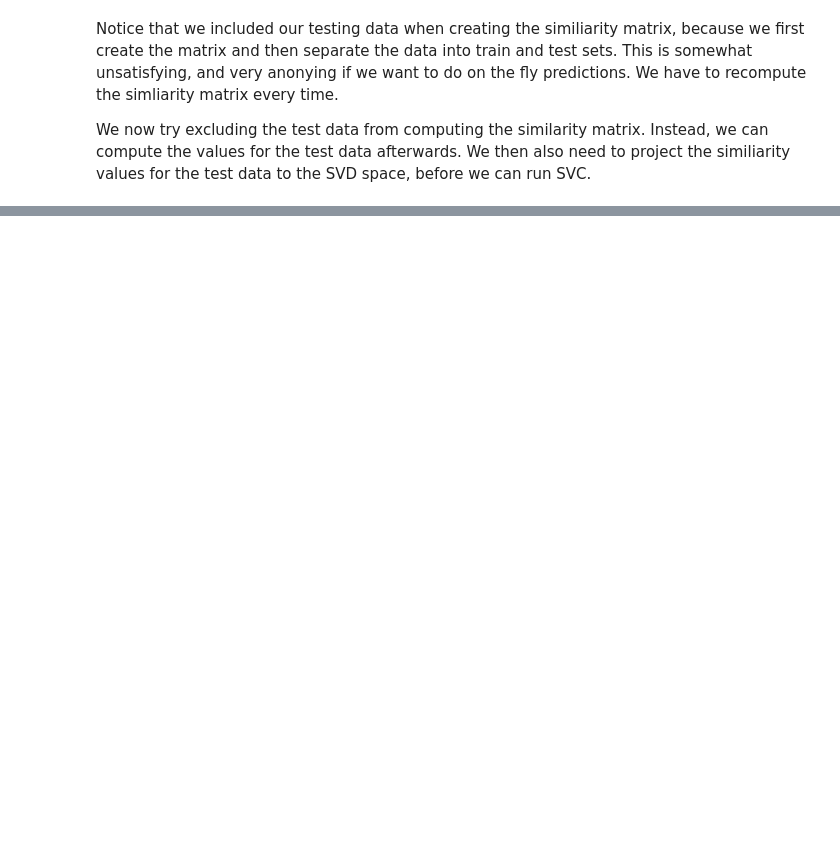
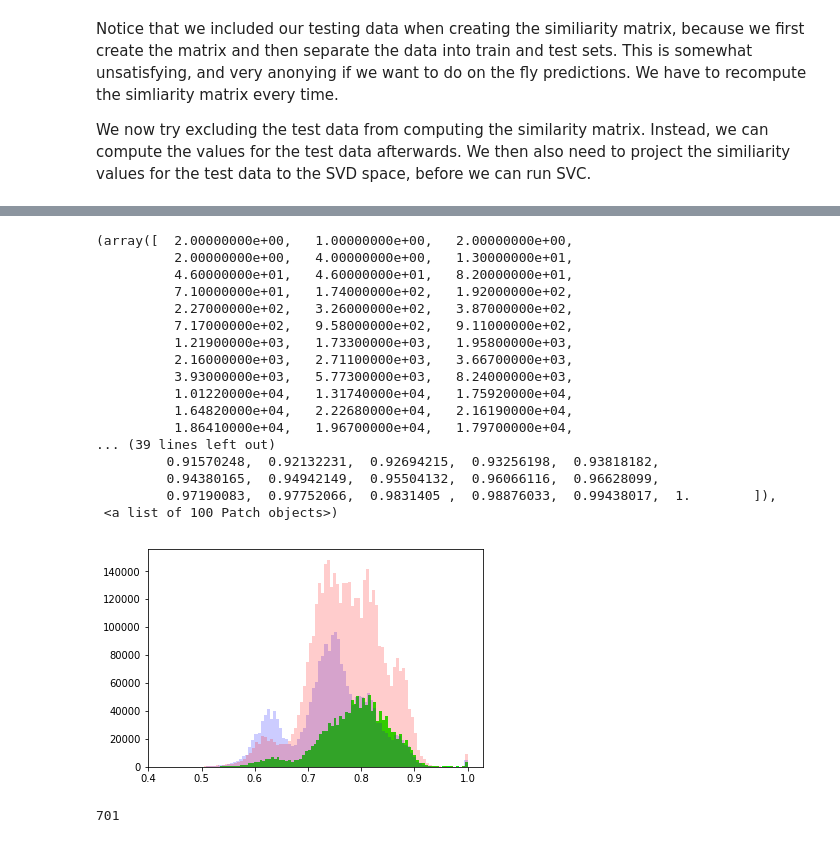
Before and after one commit to mlberkeley/DNA-Sequencing, a Jupyter notebook: SVC_Final.ipynb, the cells around one changed output, grey strips where cells are left out. Cells and saved outputs as stored; diff of their text form; code cells hidden in the pictures; blank space fills up the shorter version.

```diff
--- a/SVC_Final.ipynb
+++ b/SVC_Final.ipynb
@@ -312,0 +356,27 @@ We now try excluding the test data from computing the similarity matrix. Instead
+# %%
+plt.hist(sim_mat[cls_valid == 'Indigenous'].flatten(), color=(0,1,0,1), bins=100)
+plt.hist(sim_mat[cls_valid == 'Invasive'].flatten(), color=(0,0,1,.2), bins=100)
+plt.hist(sim_mat[cls_valid == 'Introduced'].flatten(), color=(1,0,0,.2), bins=100)
+# %% [output]
+(array([  2.00000000e+00,   1.00000000e+00,   2.00000000e+00,
+          2.00000000e+00,   4.00000000e+00,   1.30000000e+01,
+          4.60000000e+01,   4.60000000e+01,   8.20000000e+01,
+          7.10000000e+01,   1.74000000e+02,   1.92000000e+02,
+          2.27000000e+02,   3.26000000e+02,   3.87000000e+02,
+          7.17000000e+02,   9.58000000e+02,   9.11000000e+02,
+          1.21900000e+03,   1.73300000e+03,   1.95800000e+03,
+          2.16000000e+03,   2.71100000e+03,   3.66700000e+03,
+          3.93000000e+03,   5.77300000e+03,   8.24000000e+03,
+          1.01220000e+04,   1.31740000e+04,   1.75920000e+04,
+          1.64820000e+04,   2.22680000e+04,   2.16190000e+04,
+          1.86410000e+04,   1.96700000e+04,   1.79700000e+04,
+... (39 lines left out)
+         0.91570248,  0.92132231,  0.92694215,  0.93256198,  0.93818182,
+         0.94380165,  0.94942149,  0.95504132,  0.96066116,  0.96628099,
+         0.97190083,  0.97752066,  0.9831405 ,  0.98876033,  0.99438017,  1.        ]),
+ <a list of 100 Patch objects>)
+[figure, added]
+# %%
+len(seq[124])
+# %% [output]
+701
```
Also changed, not shown: parts of 16 cells of this notebook.
